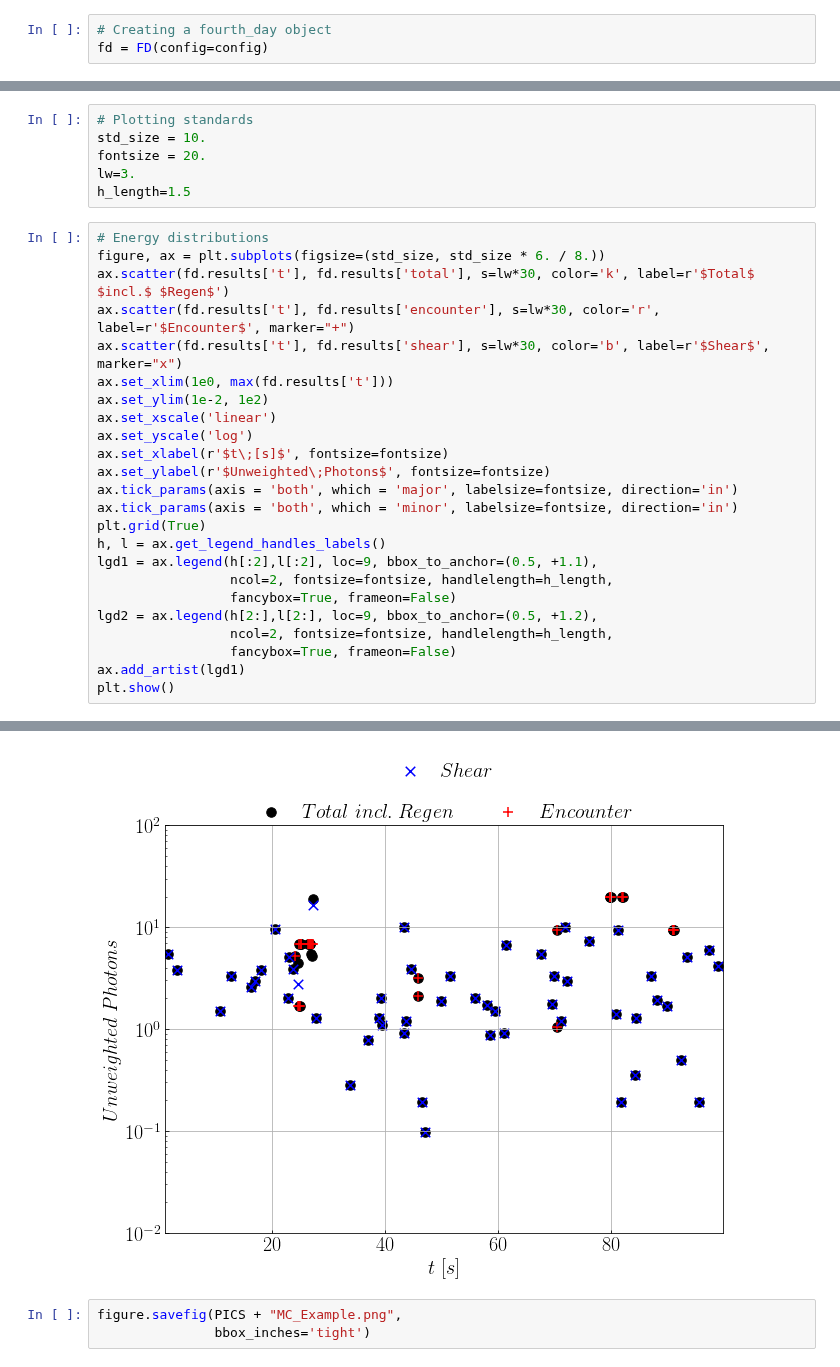
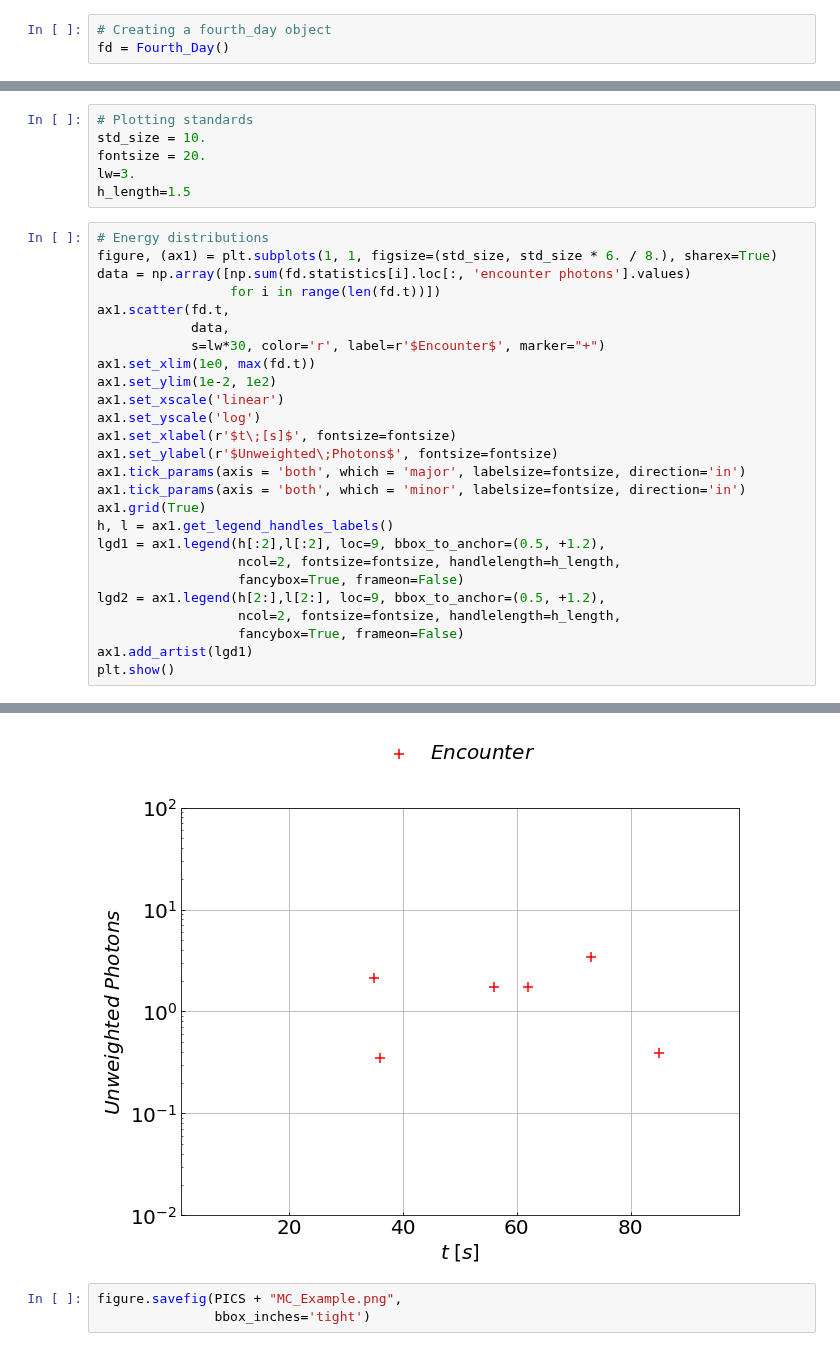
Before and after one commit to MeighenBergerS/fourth_day, a Jupyter notebook: examples/fd_MC.ipynb, the cells around one changed output, grey strips where cells are left out. Cells and saved outputs as stored; diff of their text form.

```diff
--- a/examples/fd_MC.ipynb
+++ b/examples/fd_MC.ipynb
@@ -37,6 +28,6 @@ In total there are 30 options
 # %%
 # Creating a fourth_day object
-fd = FD(config=config)
+fd = Fourth_Day()
 # %%
 # Launching solver
 fd.sim()
@@ -48,26 +55,28 @@ lw=3.
 h_length=1.5
 # %%
 # Energy distributions
-figure, ax = plt.subplots(figsize=(std_size, std_size * 6. / 8.))
-ax.scatter(fd.results['t'], fd.results['total'], s=lw*30, color='k', label=r'$Total$ $incl.$ $Regen$')
-ax.scatter(fd.results['t'], fd.results['encounter'], s=lw*30, color='r', label=r'$Encounter$', marker="+")
-ax.scatter(fd.results['t'], fd.results['shear'], s=lw*30, color='b', label=r'$Shear$', marker="x")
-ax.set_xlim(1e0, max(fd.results['t']))
-ax.set_ylim(1e-2, 1e2)
-ax.set_xscale('linear')
-ax.set_yscale('log')
-ax.set_xlabel(r'$t\;[s]$', fontsize=fontsize)
-ax.set_ylabel(r'$Unweighted\;Photons$', fontsize=fontsize)
-ax.tick_params(axis = 'both', which = 'major', labelsize=fontsize, direction='in')
-ax.tick_params(axis = 'both', which = 'minor', labelsize=fontsize, direction='in')
-plt.grid(True)
-h, l = ax.get_legend_handles_labels()
-lgd1 = ax.legend(h[:2],l[:2], loc=9, bbox_to_anchor=(0.5, +1.1),
-                 ncol=2, fontsize=fontsize, handlelength=h_length,
-                 fancybox=True, frameon=False)
-lgd2 = ax.legend(h[2:],l[2:], loc=9, bbox_to_anchor=(0.5, +1.2),
-                 ncol=2, fontsize=fontsize, handlelength=h_length,
-                 fancybox=True, frameon=False)
-ax.add_artist(lgd1)
+figure, (ax1) = plt.subplots(1, 1, figsize=(std_size, std_size * 6. / 8.), sharex=True)
+data = np.array([np.sum(fd.statistics[i].loc[:, 'encounter photons'].values)
+                 for i in range(len(fd.t))])
+ax1.scatter(fd.t,
+            data,
+            s=lw*30, color='r', label=r'$Encounter$', marker="+")
+ax1.set_xlim(1e0, max(fd.t))
+ax1.set_ylim(1e-2, 1e2)
+ax1.set_xscale('linear')
+ax1.set_yscale('log')
+ax1.set_xlabel(r'$t\;[s]$', fontsize=fontsize)
+ax1.set_ylabel(r'$Unweighted\;Photons$', fontsize=fontsize)
+ax1.tick_params(axis = 'both', which = 'major', labelsize=fontsize, direction='in')
+ax1.tick_params(axis = 'both', which = 'minor', labelsize=fontsize, direction='in')
+ax1.grid(True)
+h, l = ax1.get_legend_handles_labels()
+lgd1 = ax1.legend(h[:2],l[:2], loc=9, bbox_to_anchor=(0.5, +1.2),
+                  ncol=2, fontsize=fontsize, handlelength=h_length,
+                  fancybox=True, frameon=False)
+lgd2 = ax1.legend(h[2:],l[2:], loc=9, bbox_to_anchor=(0.5, +1.2),
+                  ncol=2, fontsize=fontsize, handlelength=h_length,
+                  fancybox=True, frameon=False)
+ax1.add_artist(lgd1)
 plt.show()
 # %% [output]
@@ -75,4 +83,4 @@ WARNING:matplotlib.font_manager:findfont: Font family ['sans-serif'] not found.
-[figure, old version]
+[figure, new version]
 # %%
 figure.savefig(PICS + "MC_Example.png",
                bbox_inches='tight')
```
Also changed, not shown: parts of 7 cells of this notebook, 26 other files.
